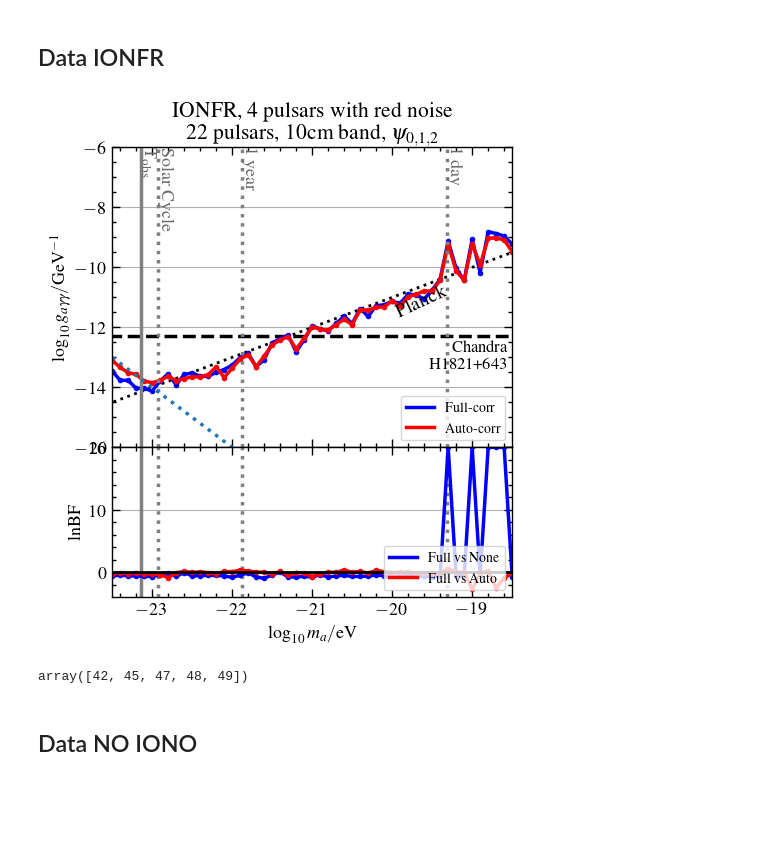
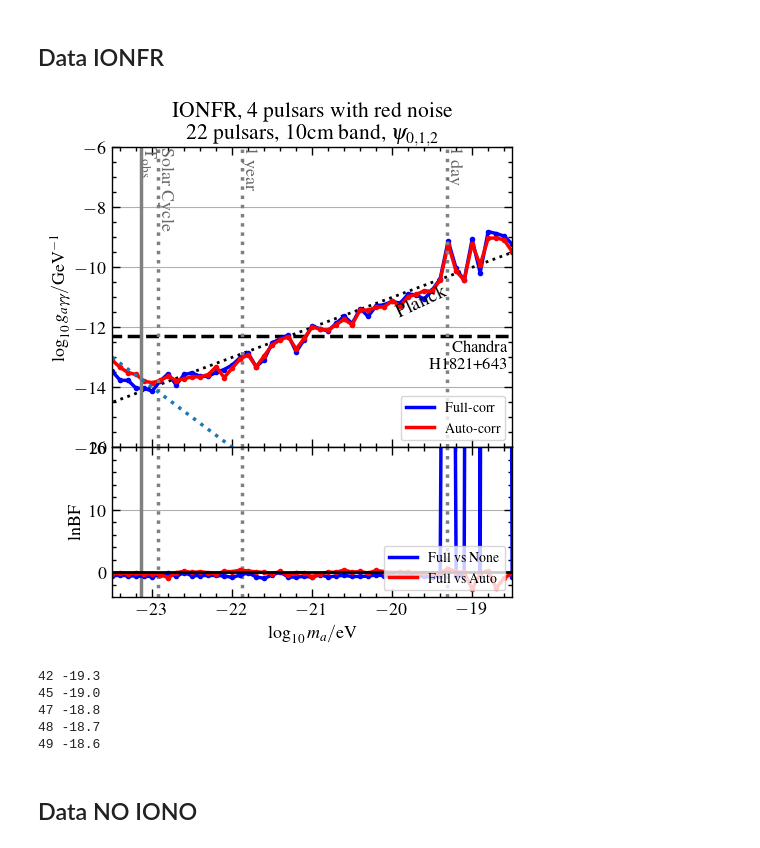
Before and after one commit to XueXiao-Physics/PPA, a Jupyter notebook: 2_Result.ipynb, the cells around one changed output. Saved outputs shown, nothing was run; the diff lists cells and outputs as text; code cells hidden in the pictures; blank space fills up the shorter version.

```diff
--- a/2_Result.ipynb
+++ b/2_Result.ipynb
@@ -196,41 +197,46 @@ ul_full = np.array([-1.718, -2.12 , -2.226, -2.587, -2.69 , -2.881, -2.643, -2.5
        -2.976, -2.727, -2.779, -2.986, -3.092, -3.055, -3.063, -3.013,
        -2.864, -2.823, -3.368, -3.231, -2.78 , -2.732, -2.718, -3.373,
        -3.067, -2.707, -2.91 , -3.074, -2.924, -2.785, -3.129, -2.733,
        -3.092, -2.836, -2.903, -2.889, -3.054, -2.85 , -2.973, -3.215,
        -3.014, -2.743, -1.581, -2.594, -3.093, -1.826, -3.032, -1.767,
        -1.929, -2.115, -2.482])
 
 
 make_ul_plot(axes[0],l10ma,ul_auto,ul_full)
 axes[0].set_title("IONFR, 4 pulsars with red noise\n 22 pulsars, 10cm band,"+r" $\psi_{0,1,2}$")
 axes[0].plot(l10ma , -13-2*(l10ma+23.5),':')
 
 
 lbf_af = np.array([-0.212, -0.082, -0.192, -0.151, -0.206, -0.22 , -0.352, -0.859,
        -0.063,  0.169, -0.017,  0.092, -0.054, -0.229,  0.136,  0.111,
         0.36 ,  0.218,  0.069, -0.006, -0.234,  0.141, -0.478, -0.03 ,
        -0.098, -0.709, -0.209,  0.024,  0.009,  0.376,  0.014,  0.139,
        -0.121,  0.311,  0.111, -0.034,  0.029, -0.004, -0.056, -0.044,
        -0.067, -0.137,  0.582,  0.061,  0.011, -2.718, -0.136,  0.258,
        -2.532, -0.912, -0.149])
 
 lbf_nf = np.array([-0.575, -0.457, -0.555, -0.583, -0.638, -0.668, -0.398, -0.132,
        -0.649, -0.028, -0.565, -0.517, -0.492, -0.501, -0.577, -0.802,
        -0.438, -0.101, -0.713, -0.971, -0.405,  0.014, -0.722, -0.77 ,
        -0.631, -0.765, -0.374, -0.75 , -0.574, -0.489, -0.653, -0.658, -0.593, -0.437, -0.534, -0.594,
-       -0.664, -0.508, -0.595, -0.595, -0.756, -0.647,inf,-0.55808, -0.552,inf, -0.592,inf,inf,inf,-0.697420])
+       -0.664, -0.508, -0.595, -0.595, -0.756, -0.647,212.28,-0.55808, -0.552,385.24, -0.592,501.06,373.77,351.36,-0.697420])
 
 make_bf_plot(axes[1],l10ma,lbf_af ,lbf_nf)
 #plt.savefig("Figures/ul_bf_iono_10.pdf")
 #plt.savefig("Figures/ul_bf_iono_10.jpg")
 # %% [output]
-[figure, old version]
+[figure, new version]
 # %%
 crit = np.where(lbf_nf>10)[0]
 np.array([crit,l10ma[crit],lbf_nf[crit]]).T
-crit
+for c in crit:
+    print(c,l10ma[c])
 # %% [output]
-array([42, 45, 47, 48, 49])
+42 -19.3
+45 -19.0
+47 -18.8
+48 -18.7
+49 -18.6
 # %% [markdown]
 ## Data NO IONO
 # %%
```
Also changed, not shown: parts of 4 cells of this notebook.
